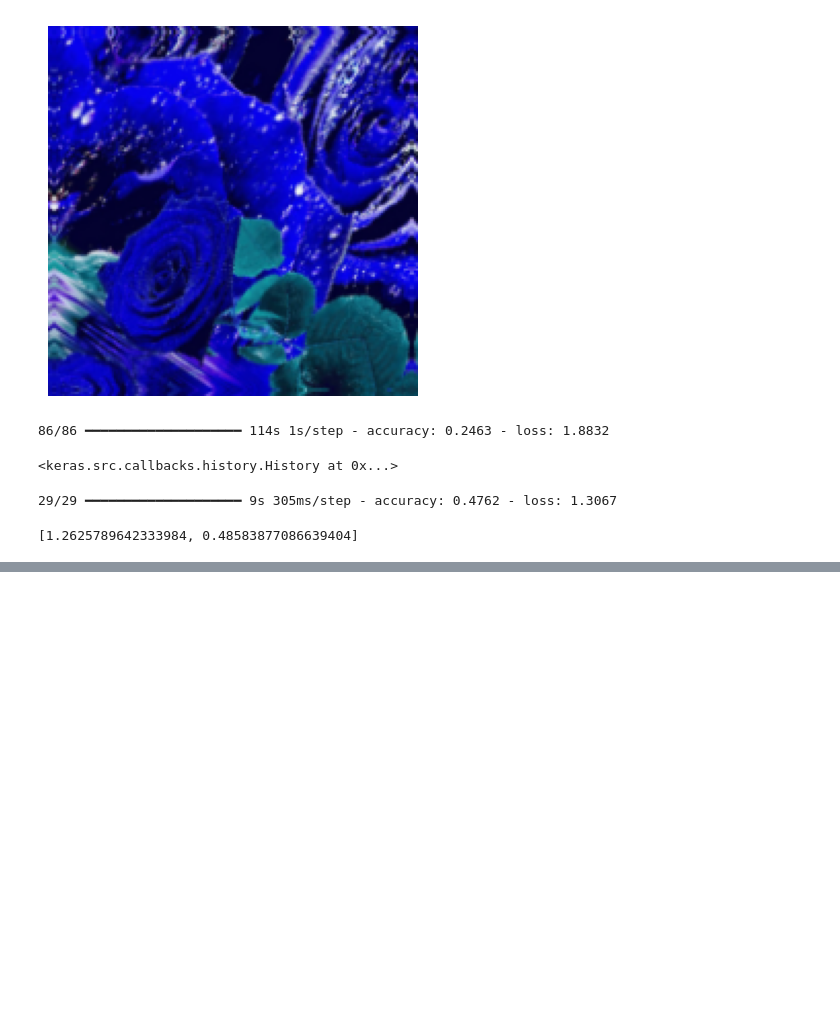
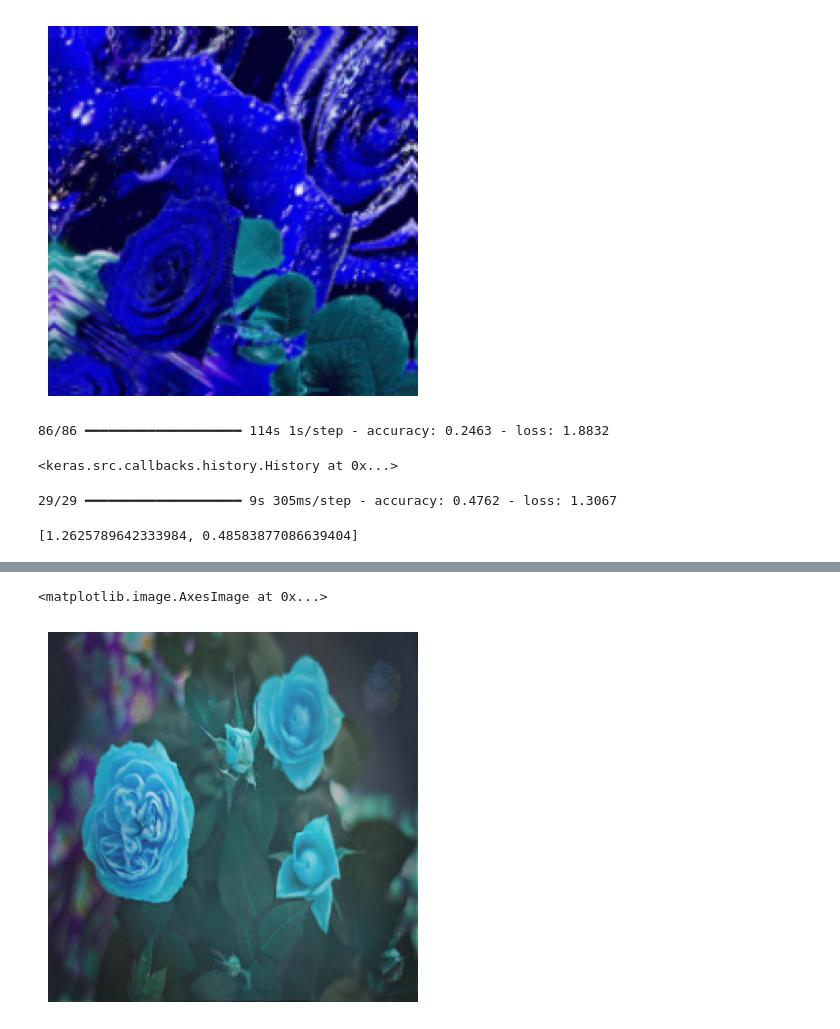
Before and after one commit to nickmirunsw/py-learning, a Jupyter notebook: tensorflow/tfnm.ipynb, the cells around one changed output, grey strips where cells are left out. Drawn from its saved outputs; the diff is of its cells as text; code cells hidden in the pictures; blank space fills up the shorter version.

```diff
--- a/tensorflow/tfnm.ipynb
+++ b/tensorflow/tfnm.ipynb
@@ -2491,0 +2736,6 @@ model.evaluate(X_test_scaled,y_test)
+# %%
+plt.axis('off')
+plt.imshow(X[1])
+# %% [output]
+<matplotlib.image.AxesImage at 0x...>
+[figure, added]
```
Also changed, not shown: parts of 38 cells of this notebook.
